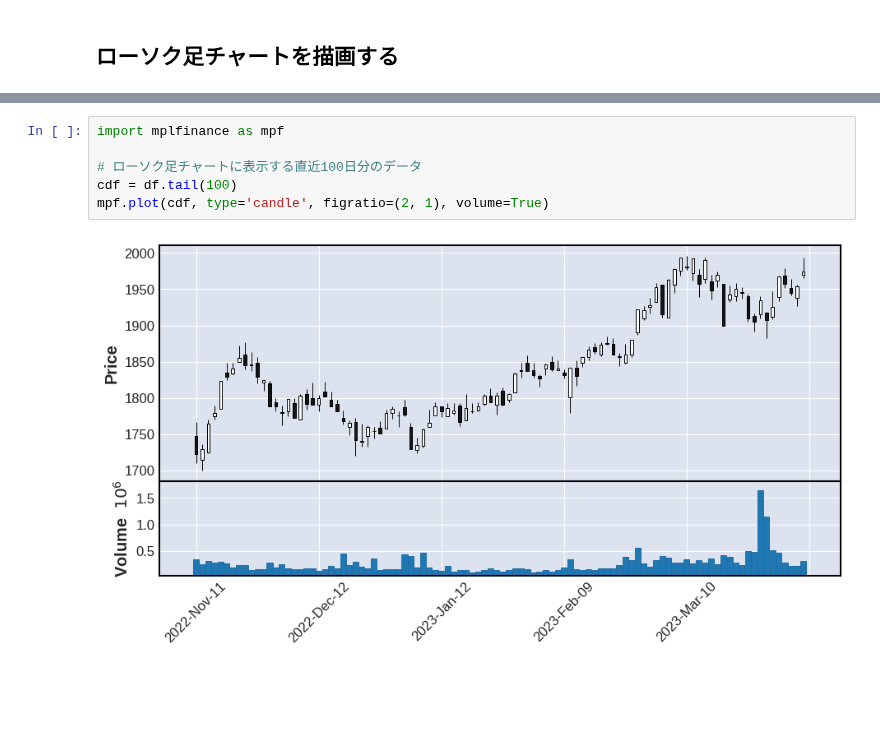
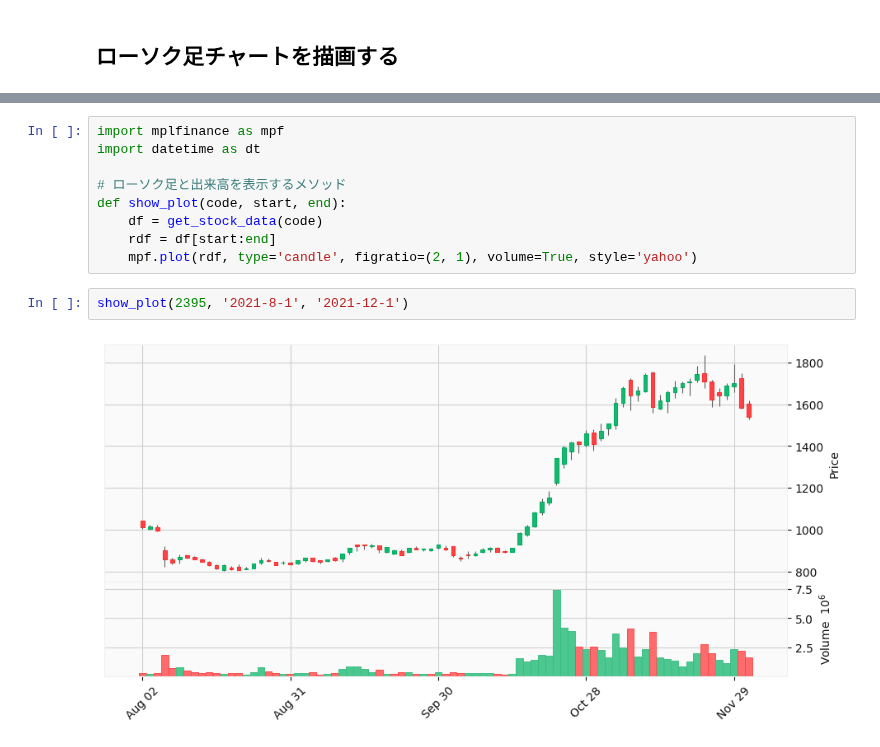
Before and after one commit to hirokimituya/stock-price-analysis, a Jupyter notebook: technical_analysis/株価分析.ipynb, the cells around one changed output, grey strips where cells are left out. Cells and saved outputs as stored; diff of their text form; blank space fills up the shorter version.

```diff
--- a/technical_analysis/株価分析.ipynb
+++ b/technical_analysis/株価分析.ipynb
@@ -67,8 +67,13 @@ df.tail()
 # %%
 import mplfinance as mpf
+import datetime as dt
 
-# ローソク足チャートに表示する直近100日分のデータ
-cdf = df.tail(100)
-mpf.plot(cdf, type='candle', figratio=(2, 1), volume=True)
+# ローソク足と出来高を表示するメソッド
+def show_plot(code, start, end):
+    df = get_stock_data(code)
+    rdf = df[start:end]
+    mpf.plot(rdf, type='candle', figratio=(2, 1), volume=True, style='yahoo')
-# %% [output]
-[figure, removed]
+# %%
+show_plot(2395, '2021-8-1', '2021-12-1')
+# %% [output]
+[figure, added]
```
Also changed, not shown: parts of 2 cells of this notebook.
